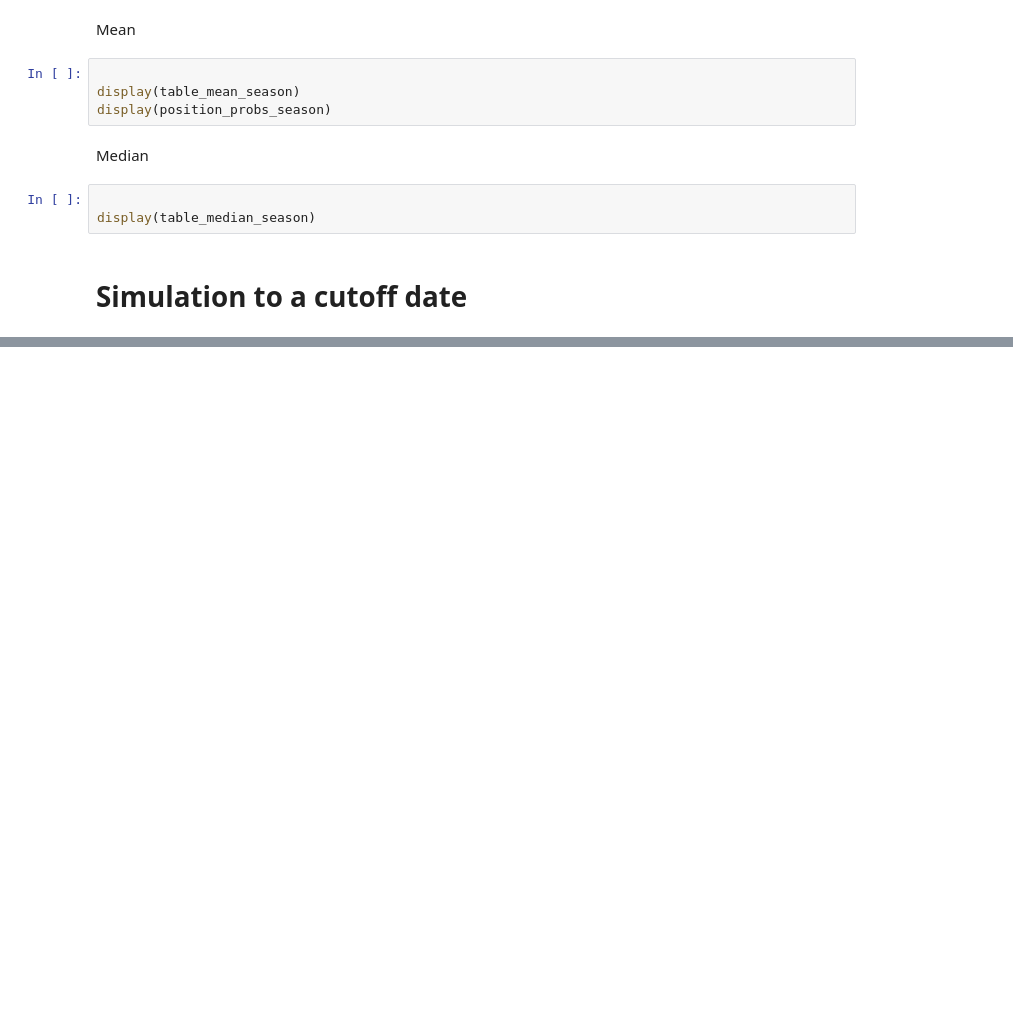
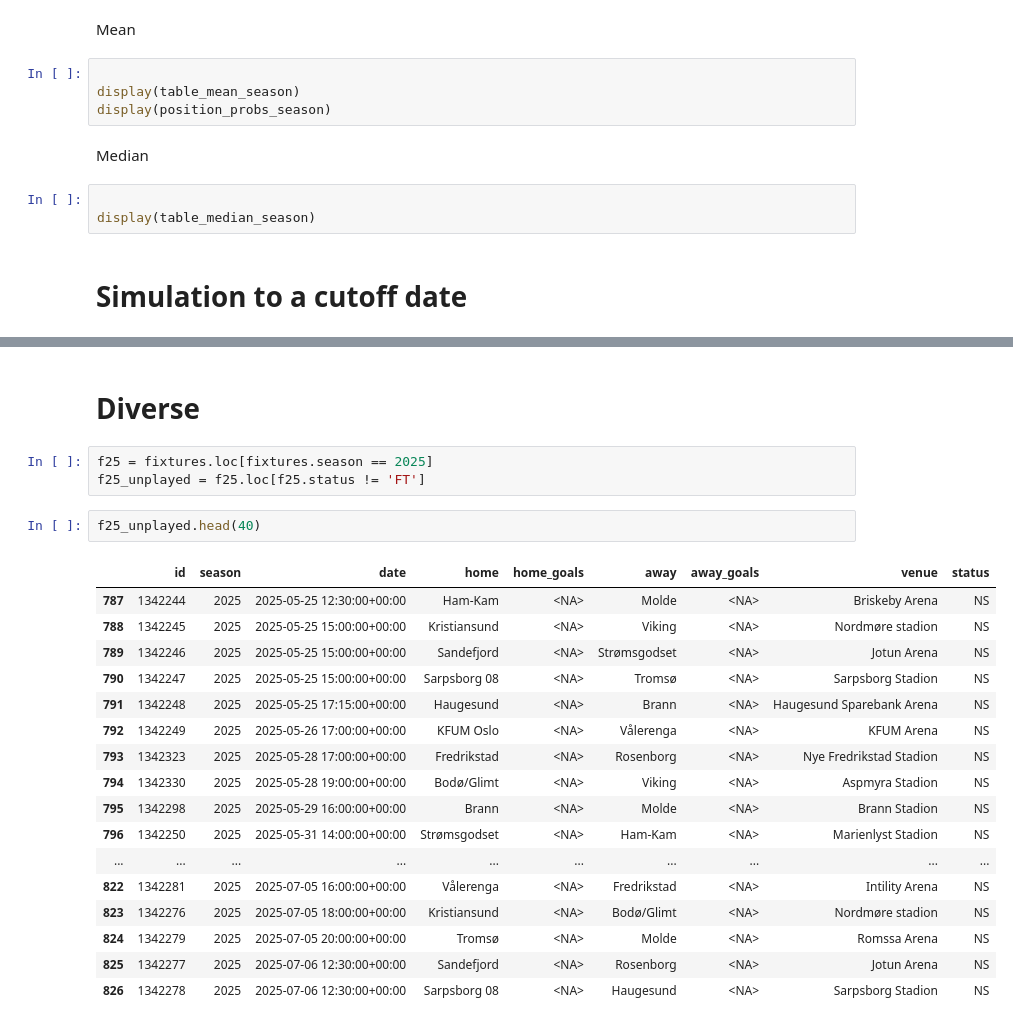
Before and after one commit to knudsvik/elo, a Jupyter notebook: ELO.ipynb, the cells around one changed output, grey strips where cells are left out. Cells and saved outputs as stored; diff of their text form; blank space fills up the shorter version.

```diff
--- a/ELO.ipynb
+++ b/ELO.ipynb
@@ -44,0 +101,25 @@ table_median
+# %% [markdown]
+# Diverse
+# %%
+f25 = fixtures.loc[fixtures.season == 2025]
+f25_unplayed = f25.loc[f25.status != 'FT']
+# %%
+f25_unplayed.head(40)
+# %% [output]
+|  | id | season | date | home | home_goals | away | away_goals | venue | status |
+| 787 | 1342244 | 2025 | 2025-05-25 12:30:00+00:00 | Ham-Kam | <NA> | Molde | <NA> | Briskeby Arena | NS |
+| 788 | 1342245 | 2025 | 2025-05-25 15:00:00+00:00 | Kristiansund | <NA> | Viking | <NA> | Nordmøre stadion | NS |
+| 789 | 1342246 | 2025 | 2025-05-25 15:00:00+00:00 | Sandefjord | <NA> | Strømsgodset | <NA> | Jotun Arena | NS |
+| 790 | 1342247 | 2025 | 2025-05-25 15:00:00+00:00 | Sarpsborg 08 | <NA> | Tromsø | <NA> | Sarpsborg Stadion | NS |
+| 791 | 1342248 | 2025 | 2025-05-25 17:15:00+00:00 | Haugesund | <NA> | Brann | <NA> | Haugesund Sparebank Arena | NS |
+| 792 | 1342249 | 2025 | 2025-05-26 17:00:00+00:00 | KFUM Oslo | <NA> | Vålerenga | <NA> | KFUM Arena | NS |
+| 793 | 1342323 | 2025 | 2025-05-28 17:00:00+00:00 | Fredrikstad | <NA> | Rosenborg | <NA> | Nye Fredrikstad Stadion | NS |
+| 794 | 1342330 | 2025 | 2025-05-28 19:00:00+00:00 | Bodø/Glimt | <NA> | Viking | <NA> | Aspmyra Stadion | NS |
+| 795 | 1342298 | 2025 | 2025-05-29 16:00:00+00:00 | Brann | <NA> | Molde | <NA> | Brann Stadion | NS |
+| 796 | 1342250 | 2025 | 2025-05-31 14:00:00+00:00 | Strømsgodset | <NA> | Ham-Kam | <NA> | Marienlyst Stadion | NS |
+| ... | ... | ... | ... | ... | ... | ... | ... | ... | ... |
+| 822 | 1342281 | 2025 | 2025-07-05 16:00:00+00:00 | Vålerenga | <NA> | Fredrikstad | <NA> | Intility Arena | NS |
+| 823 | 1342276 | 2025 | 2025-07-05 18:00:00+00:00 | Kristiansund | <NA> | Bodø/Glimt | <NA> | Nordmøre stadion | NS |
+| 824 | 1342279 | 2025 | 2025-07-05 20:00:00+00:00 | Tromsø | <NA> | Molde | <NA> | Romssa Arena | NS |
+| 825 | 1342277 | 2025 | 2025-07-06 12:30:00+00:00 | Sandefjord | <NA> | Rosenborg | <NA> | Jotun Arena | NS |
+| 826 | 1342278 | 2025 | 2025-07-06 12:30:00+00:00 | Sarpsborg 08 | <NA> | Haugesund | <NA> | Sarpsborg Stadion | NS |
```
Also changed, not shown: parts of 7 cells of this notebook, 4 other files.
